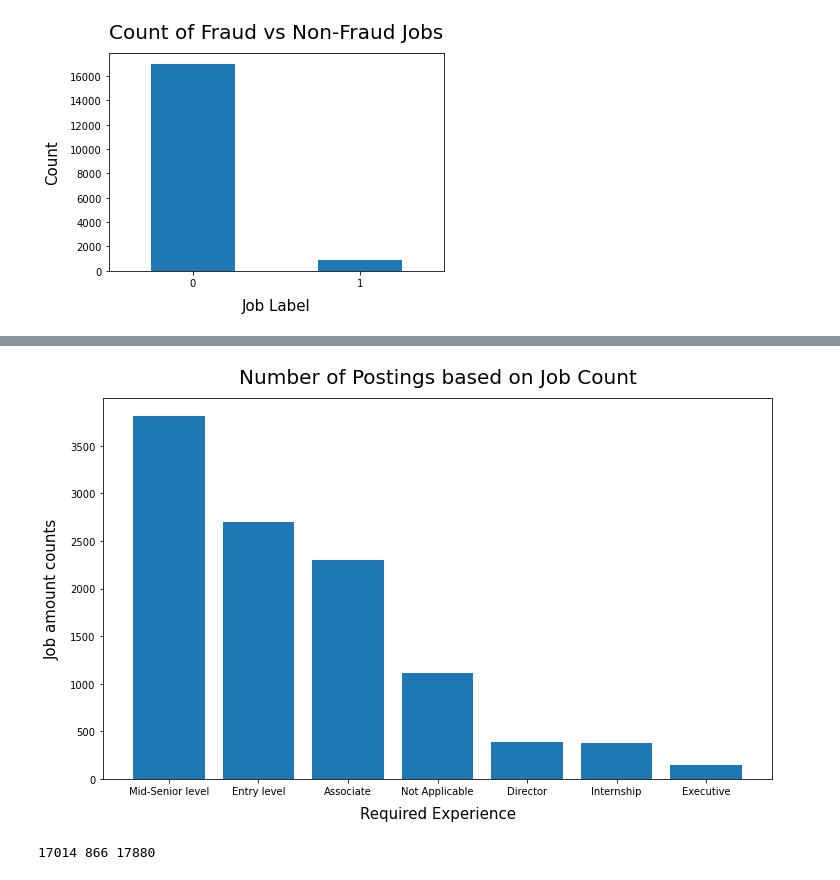
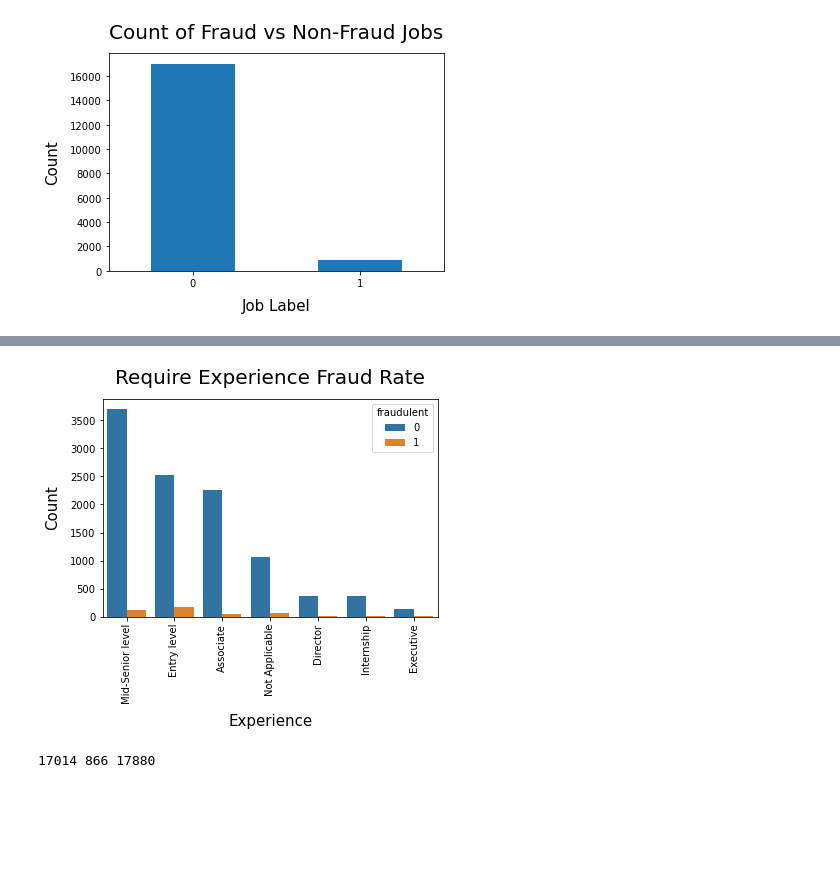
Before and after one commit to Ikyupark/Capstone-project, a Jupyter notebook: Uncleaned_Data_Analysis.ipynb, the cells around one changed output, grey strips where cells are left out. Saved outputs shown, nothing was run; the diff lists cells and outputs as text; code cells hidden in the pictures; blank space fills up the shorter version.

Commit message:
added a bunch of graphs

```diff
--- a/Uncleaned_Data_Analysis.ipynb
+++ b/Uncleaned_Data_Analysis.ipynb
@@ -8,5 +11,5 @@ import seaborn as sns
 # %%
-df = pd.read_csv('Resources/fake_job_postings_cleaned_v2.csv')
-df = df.drop(columns=['Unnamed: 0'])
+df = pd.read_csv('Resources/fake_job_postings.csv')
+
 df.head()
 # %% [output]
@@ -99,15 +161,13 @@ non_fraud_df = df[df['fraudulent'] == 0]
 # %%
-# job postings by level
-experience = dict(df.required_experience.value_counts())
-figure = plt.figure(figsize = (12,7))
-plt.bar(experience.keys(), experience.values())
-plt.title('Number of Postings based on Job Count', pad=15, size=20)
-plt.xlabel('Required Experience', size=15, labelpad=10)
-plt.ylabel('Job amount counts',size=15, labelpad=10)
-plt.xticks()
+sns.countplot(x=df['required_experience'], data=df, hue="fraudulent",
+              order=df['required_experience'].value_counts().index)
+plt.xticks(rotation=90)
+plt.title('Require Experience Fraud Rate', pad=15, size=20)
+plt.xlabel('Experience',size=15, labelpad=10)
+plt.ylabel('Count',size=15, labelpad=10)
 plt.show()
 # %% [output]
-[figure, old version]
+[figure, new version]
 # %%
 # counts of df
 total_count = len(df.index)
```
Also changed, not shown: parts of 16 cells of this notebook.
